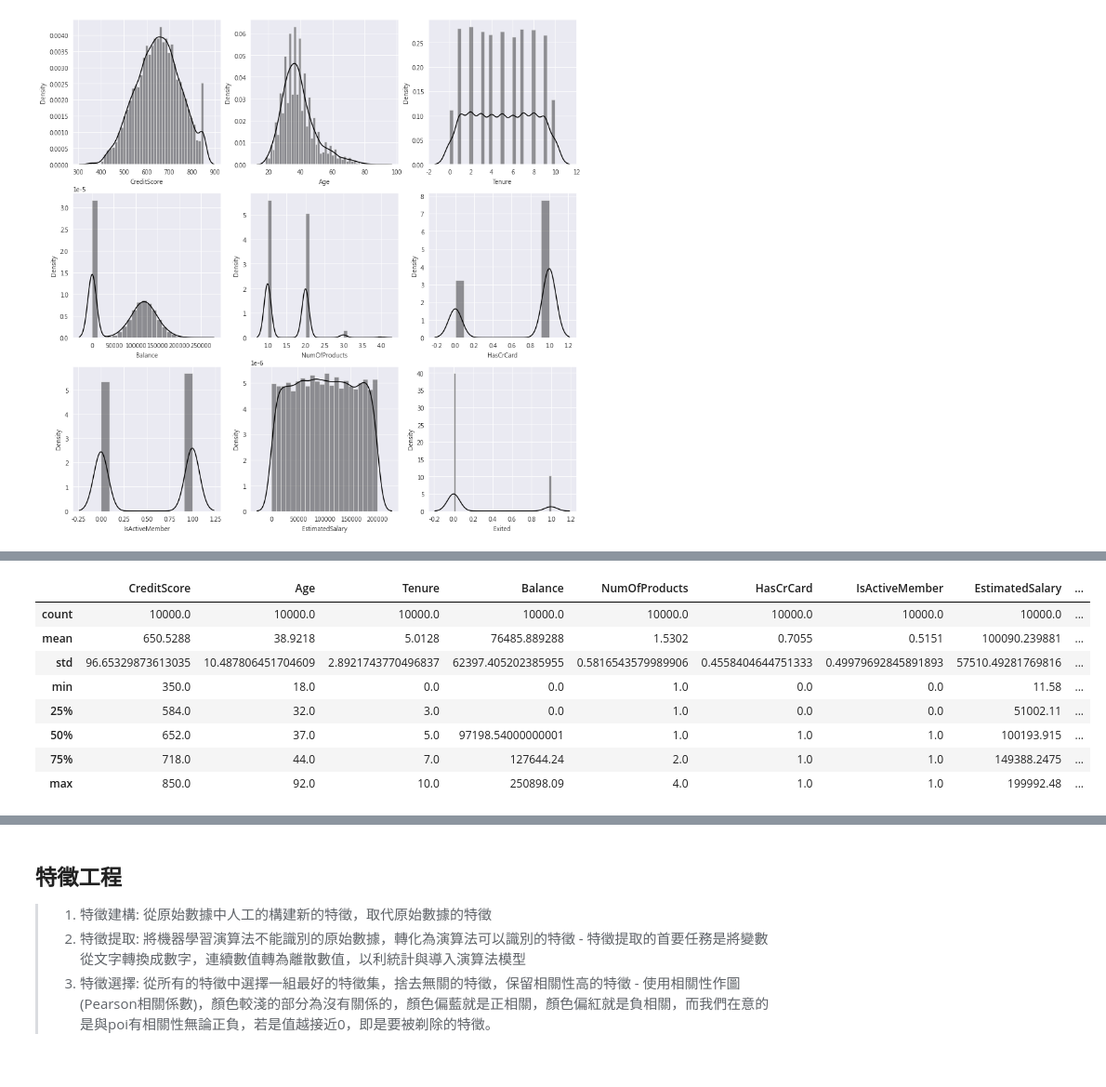
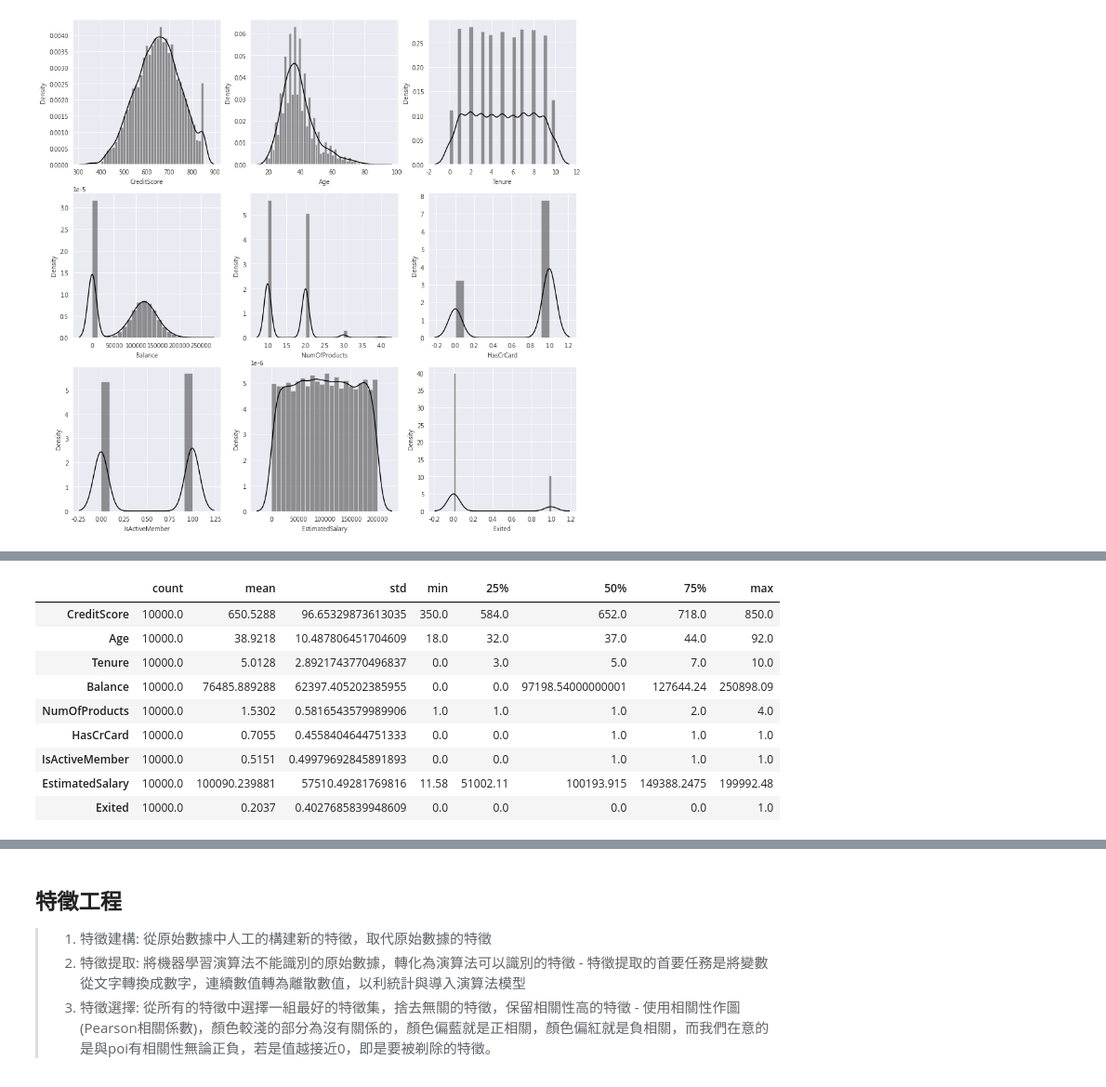
Before and after one commit to ALINYIWEN/Kaggle-Competitions, a Jupyter notebook: Bank Churn Predict.ipynb, the cells around one changed output, grey strips where cells are left out. Shown at 93% size. Saved outputs shown, nothing was run; the diff lists cells and outputs as text; code cells hidden in the pictures.

```diff
--- a/Bank Churn Predict.ipynb
+++ b/Bank Churn Predict.ipynb
@@ -149,16 +168,17 @@ sns.distplot(dataset['Exited'], ax = ax[2, 2], color = 'k')
 # %%
 # 觀察資料分布
-dataset.describe()
+dataset.describe().T
 # %% [output]
-|  | CreditScore | Age | Tenure | Balance | NumOfProducts | HasCrCard | IsActiveMember | EstimatedSalary | ... |
-| count | 10000.0 | 10000.0 | 10000.0 | 10000.0 | 10000.0 | 10000.0 | 10000.0 | 10000.0 | ... |
-| mean | 650.5288 | 38.9218 | 5.0128 | 76485.889288 | 1.5302 | 0.7055 | 0.5151 | 100090.239881 | ... |
-| std | 96.65329873613035 | 10.487806451704609 | 2.8921743770496837 | 62397.405202385955 | 0.5816543579989906 | 0.4558404644751333 | 0.49979692845891893 | 57510.49281769816 | ... |
-| min | 350.0 | 18.0 | 0.0 | 0.0 | 1.0 | 0.0 | 0.0 | 11.58 | ... |
-| 25% | 584.0 | 32.0 | 3.0 | 0.0 | 1.0 | 0.0 | 0.0 | 51002.11 | ... |
-| 50% | 652.0 | 37.0 | 5.0 | 97198.54000000001 | 1.0 | 1.0 | 1.0 | 100193.915 | ... |
-| 75% | 718.0 | 44.0 | 7.0 | 127644.24 | 2.0 | 1.0 | 1.0 | 149388.2475 | ... |
-| max | 850.0 | 92.0 | 10.0 | 250898.09 | 4.0 | 1.0 | 1.0 | 199992.48 | ... |
+|  | count | mean | std | min | 25% | 50% | 75% | max |
+| CreditScore | 10000.0 | 650.5288 | 96.65329873613035 | 350.0 | 584.0 | 652.0 | 718.0 | 850.0 |
+| Age | 10000.0 | 38.9218 | 10.487806451704609 | 18.0 | 32.0 | 37.0 | 44.0 | 92.0 |
+| Tenure | 10000.0 | 5.0128 | 2.8921743770496837 | 0.0 | 3.0 | 5.0 | 7.0 | 10.0 |
+| Balance | 10000.0 | 76485.889288 | 62397.405202385955 | 0.0 | 0.0 | 97198.54000000001 | 127644.24 | 250898.09 |
+| NumOfProducts | 10000.0 | 1.5302 | 0.5816543579989906 | 1.0 | 1.0 | 1.0 | 2.0 | 4.0 |
+| HasCrCard | 10000.0 | 0.7055 | 0.4558404644751333 | 0.0 | 0.0 | 1.0 | 1.0 | 1.0 |
+| IsActiveMember | 10000.0 | 0.5151 | 0.49979692845891893 | 0.0 | 0.0 | 1.0 | 1.0 | 1.0 |
+| EstimatedSalary | 10000.0 | 100090.239881 | 57510.49281769816 | 11.58 | 51002.11 | 100193.915 | 149388.2475 | 199992.48 |
+| Exited | 10000.0 | 0.2037 | 0.4027685839948609 | 0.0 | 0.0 | 0.0 | 0.0 | 1.0 |
 # %% [markdown]
 ### EDA (Exploratory Data Analysis) 探索式資料分析
 > - 先用 displot 與 describe 觀察資料分布
```
Also changed, not shown: parts of 29 cells of this notebook, 1 other file.
